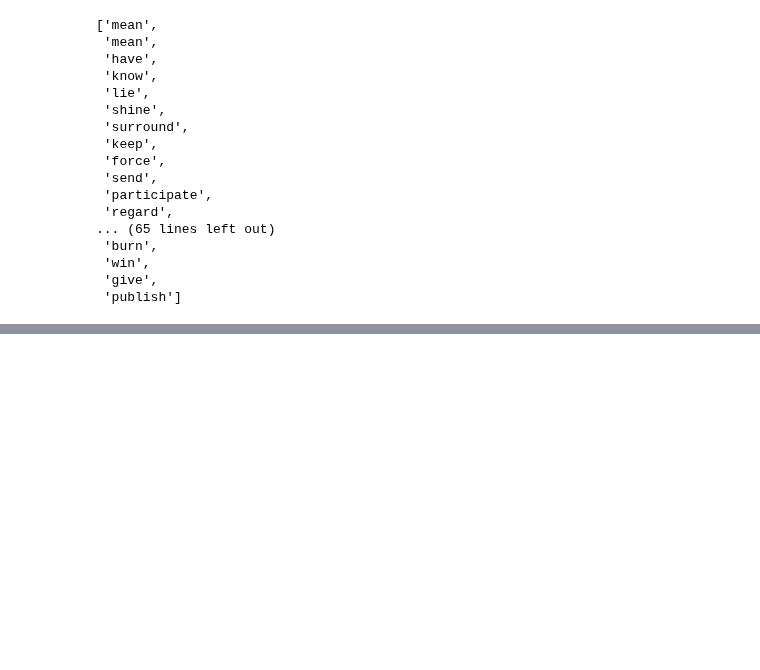
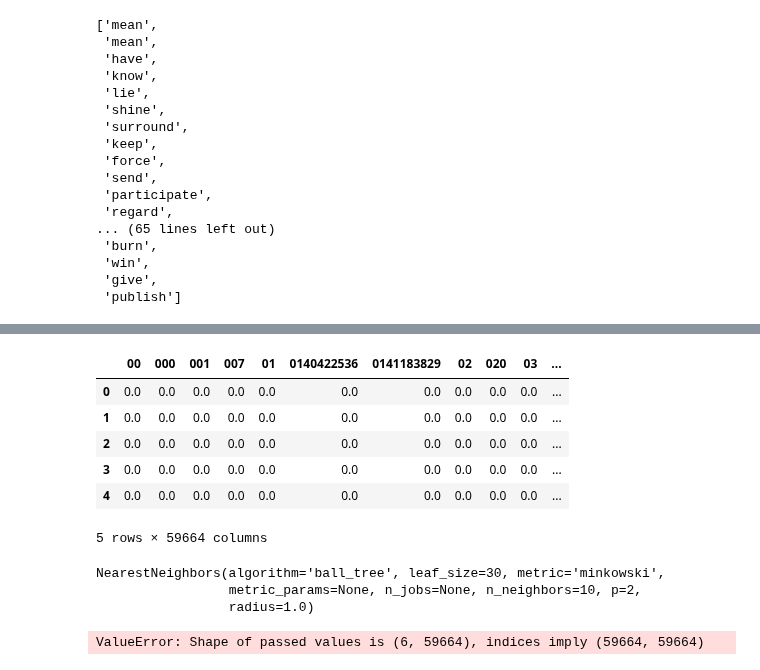
Before and after one commit to noreallyimfine/Bookfinder, a Jupyter notebook: book-data-dive-1.ipynb, the cells around one changed output, grey strips where cells are left out. Drawn from its saved outputs; the diff is of its cells as text; code cells hidden in the pictures; blank space fills up the shorter version.

```diff
--- a/book-data-dive-1.ipynb
+++ b/book-data-dive-1.ipynb
@@ -135,0 +127,3 @@ doc = nlp(text)
+# %%
+df['tokens'] = df['text'].apply(make_tokens)
+df['tokens']
@@ -135,0 +155,3 @@ doc = nlp(text)
+# %%
+%%timeit
+df['tokens'] = df['text'].apply(make_tokens)
@@ -136,3 +175,5 @@ doc = nlp(text)
+# %%
+df['lemmas'] = [token.lemma_ for token in ]
 # %%
 [token.lemma_ for token in doc if token.pos_ == 'VERB']
 # %% [output]
@@ -155,0 +199,6 @@ doc = nlp(text)
+# %%
+vect = TfidfVectorizer()
+
+data = [' '.join(x) for x in df['tokens']]
+
+vect.fit(data)
@@ -155,0 +213,14 @@ doc = nlp(text)
+# %%
+sparse = vect.transform(data)
+
+dtm = pd.DataFrame(sparse.todense(), columns=vect.get_feature_names())
+
+dtm.head()
+# %% [output]
+|  | 00 | 000 | 001 | 007 | 01 | 0140422536 | 0141183829 | 02 | 020 | 03 | ... |
+| 0 | 0.0 | 0.0 | 0.0 | 0.0 | 0.0 | 0.0 | 0.0 | 0.0 | 0.0 | 0.0 | ... |
+| 1 | 0.0 | 0.0 | 0.0 | 0.0 | 0.0 | 0.0 | 0.0 | 0.0 | 0.0 | 0.0 | ... |
+| 2 | 0.0 | 0.0 | 0.0 | 0.0 | 0.0 | 0.0 | 0.0 | 0.0 | 0.0 | 0.0 | ... |
+| 3 | 0.0 | 0.0 | 0.0 | 0.0 | 0.0 | 0.0 | 0.0 | 0.0 | 0.0 | 0.0 | ... |
+| 4 | 0.0 | 0.0 | 0.0 | 0.0 | 0.0 | 0.0 | 0.0 | 0.0 | 0.0 | 0.0 | ... |
+5 rows × 59664 columns
@@ -155,0 +231,14 @@ doc = nlp(text)
+# %%
+nn.fit(dtm)
+# %% [output]
+NearestNeighbors(algorithm='ball_tree', leaf_size=30, metric='minkowski',
+                 metric_params=None, n_jobs=None, n_neighbors=10, p=2,
+                 radius=1.0)
+# %%
+new = 'A magical boy fights evil with his friends at school'
+new_doc = make_tokens(new)
+new_vected = vect.transform(new_doc)
+new_df = pd.DataFrame(new_vected.todense(), vect.get_feature_names())
+nn.kneighbors(new_df)
+# %% [output]
+ValueError: Shape of passed values is (6, 59664), indices imply (59664, 59664)
```
Also changed, not shown: parts of 13 cells of this notebook.
